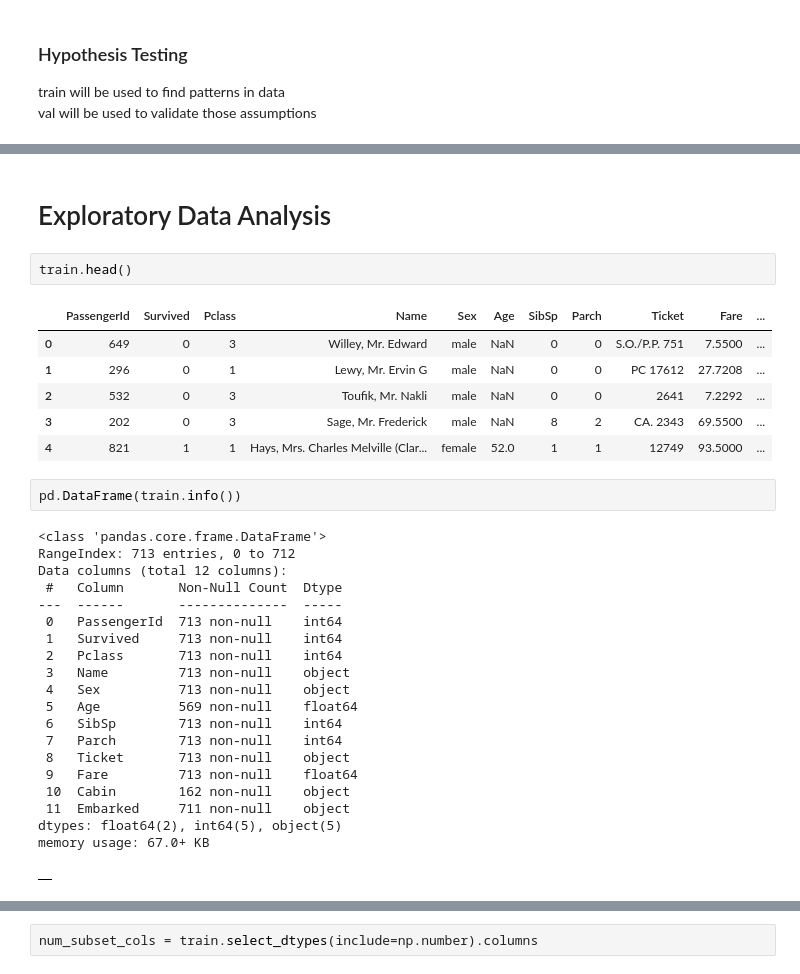
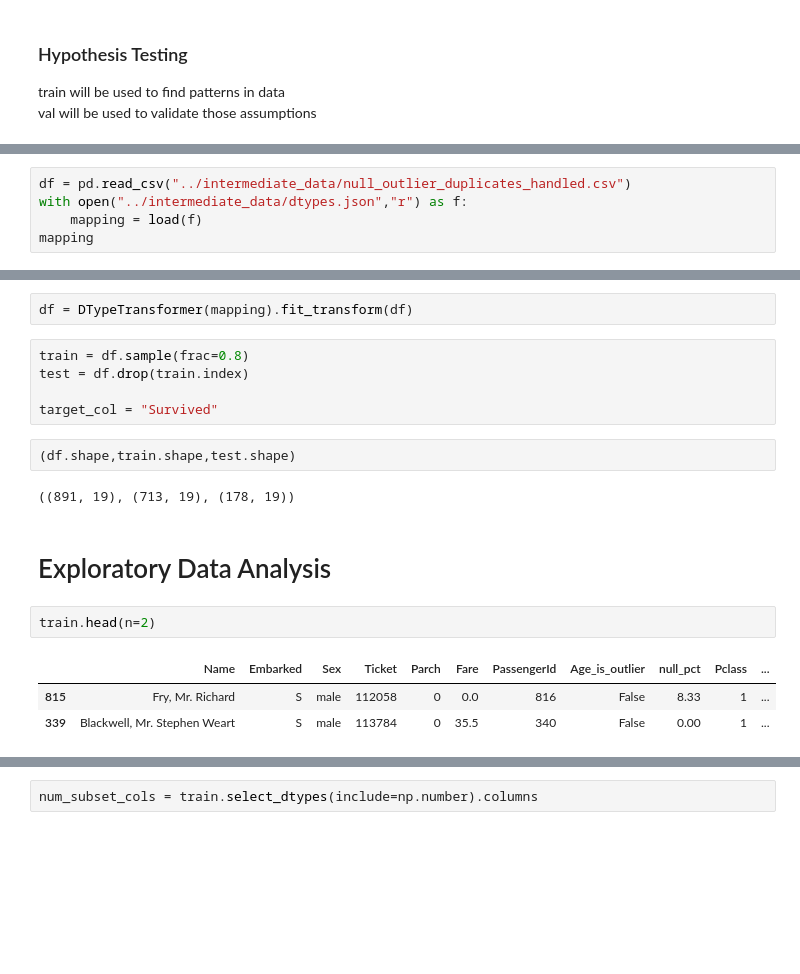
Before and after one commit to susmitpy/DataScienceProjectStarterKit, a Jupyter notebook: phases/EDA_FE.ipynb, the cells around one changed output, grey strips where cells are left out. Saved outputs shown, nothing was run; the diff lists cells and outputs as text; blank space fills up the shorter version.

```diff
--- a/phases/EDA_FE.ipynb
+++ b/phases/EDA_FE.ipynb
@@ -34,0 +29,5 @@ copy = train.copy()
+# %%
+df = pd.read_csv("../intermediate_data/null_outlier_duplicates_handled.csv")
+with open("../intermediate_data/dtypes.json","r") as f:
+    mapping = load(f)
+mapping
@@ -35,34 +48,19 @@ copy = train.copy()
+# %%
+df = DTypeTransformer(mapping).fit_transform(df)
+# %%
+train = df.sample(frac=0.8)
+test = df.drop(train.index)
+
+target_col = "Survived"
+# %%
+(df.shape,train.shape,test.shape)
+# %% [output]
+((891, 19), (713, 19), (178, 19))
 # %% [markdown]
 # Exploratory Data Analysis
 # %%
-train.head()
+train.head(n=2)
 # %% [output]
-|  | PassengerId | Survived | Pclass | Name | Sex | Age | SibSp | Parch | Ticket | Fare | ... |
-| 0 | 649 | 0 | 3 | Willey, Mr. Edward | male | NaN | 0 | 0 | S.O./P.P. 751 | 7.5500 | ... |
-| 1 | 296 | 0 | 1 | Lewy, Mr. Ervin G | male | NaN | 0 | 0 | PC 17612 | 27.7208 | ... |
-| 2 | 532 | 0 | 3 | Toufik, Mr. Nakli | male | NaN | 0 | 0 | 2641 | 7.2292 | ... |
-| 3 | 202 | 0 | 3 | Sage, Mr. Frederick | male | NaN | 8 | 2 | CA. 2343 | 69.5500 | ... |
-| 4 | 821 | 1 | 1 | Hays, Mrs. Charles Melville (Clar... | female | 52.0 | 1 | 1 | 12749 | 93.5000 | ... |
+|  | Name | Embarked | Sex | Ticket | Parch | Fare | PassengerId | Age_is_outlier | null_pct | Pclass | ... |
+| 815 | Fry, Mr. Richard | S | male | 112058 | 0 | 0.0 | 816 | False | 8.33 | 1 | ... |
+| 339 | Blackwell, Mr. Stephen Weart | S | male | 113784 | 0 | 35.5 | 340 | False | 0.00 | 1 | ... |
-# %%
-pd.DataFrame(train.info())
-# %% [output]
-<class 'pandas.core.frame.DataFrame'>
-RangeIndex: 713 entries, 0 to 712
-Data columns (total 12 columns):
- #   Column       Non-Null Count  Dtype
----  ------       --------------  -----
- 0   PassengerId  713 non-null    int64
- 1   Survived     713 non-null    int64
- 2   Pclass       713 non-null    int64
- 3   Name         713 non-null    object
- 4   Sex          713 non-null    object
- 5   Age          569 non-null    float64
- 6   SibSp        713 non-null    int64
- 7   Parch        713 non-null    int64
- 8   Ticket       713 non-null    object
- 9   Fare         713 non-null    float64
- 10  Cabin        162 non-null    object
- 11  Embarked     711 non-null    object
-dtypes: float64(2), int64(5), object(5)
-memory usage: 67.0+ KB
-|  |
```
Also changed, not shown: parts of 9 cells of this notebook, 6 other files.
